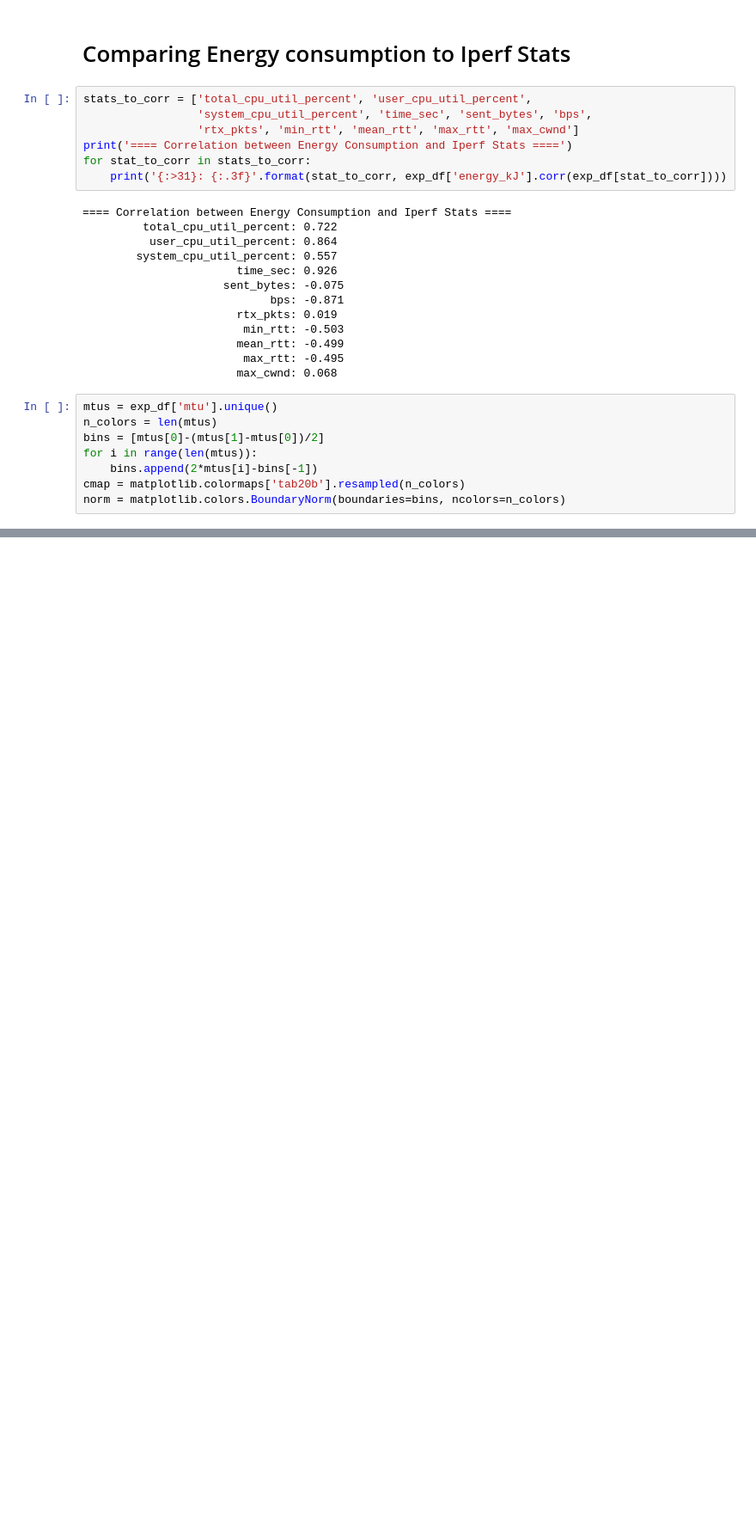
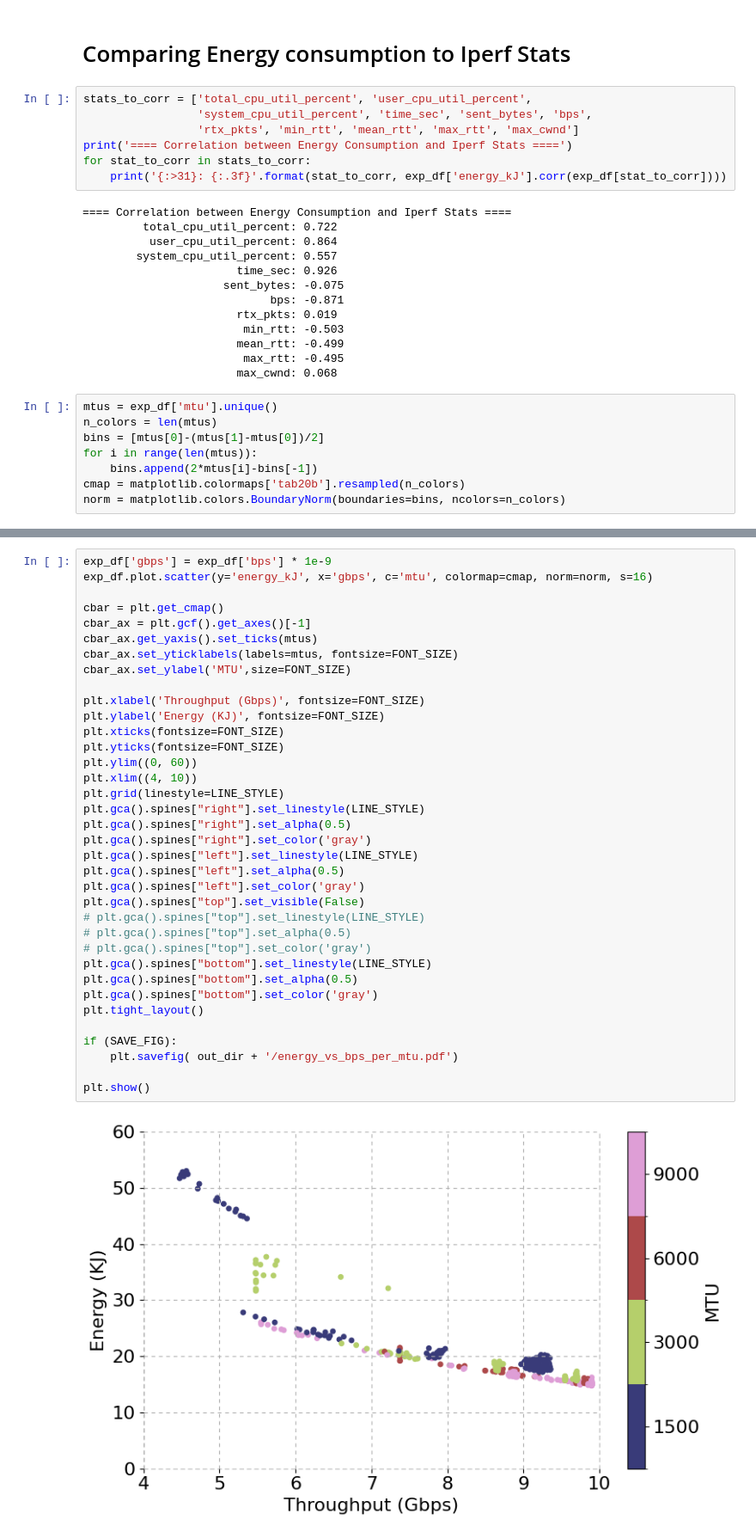
Before and after one commit to serhatarslan-hub/power-of-cc, a Jupyter notebook: analysis/iperf_analysis_for_energy.ipynb, the cells around one changed output, grey strips where cells are left out. Shown at 86% size. Saved outputs shown, nothing was run; the diff lists cells and outputs as text; blank space fills up the shorter version.

```diff
--- a/analysis/iperf_analysis_for_energy.ipynb
+++ b/analysis/iperf_analysis_for_energy.ipynb
@@ -250,0 +291,38 @@ plt.show()
+# %%
+exp_df['gbps'] = exp_df['bps'] * 1e-9
+exp_df.plot.scatter(y='energy_kJ', x='gbps', c='mtu', colormap=cmap, norm=norm, s=16)
+
+cbar = plt.get_cmap()
+cbar_ax = plt.gcf().get_axes()[-1]
+cbar_ax.get_yaxis().set_ticks(mtus)
+cbar_ax.set_yticklabels(labels=mtus, fontsize=FONT_SIZE)
+cbar_ax.set_ylabel('MTU',size=FONT_SIZE)
+
+plt.xlabel('Throughput (Gbps)', fontsize=FONT_SIZE)
+plt.ylabel('Energy (KJ)', fontsize=FONT_SIZE)
+plt.xticks(fontsize=FONT_SIZE)
+plt.yticks(fontsize=FONT_SIZE)
+plt.ylim((0, 60))
+plt.xlim((4, 10))
+plt.grid(linestyle=LINE_STYLE)
+plt.gca().spines["right"].set_linestyle(LINE_STYLE)
+plt.gca().spines["right"].set_alpha(0.5)
+plt.gca().spines["right"].set_color('gray')
+plt.gca().spines["left"].set_linestyle(LINE_STYLE)
+plt.gca().spines["left"].set_alpha(0.5)
+plt.gca().spines["left"].set_color('gray')
+plt.gca().spines["top"].set_visible(False)
+# plt.gca().spines["top"].set_linestyle(LINE_STYLE)
+# plt.gca().spines["top"].set_alpha(0.5)
+# plt.gca().spines["top"].set_color('gray')
+plt.gca().spines["bottom"].set_linestyle(LINE_STYLE)
+plt.gca().spines["bottom"].set_alpha(0.5)
+plt.gca().spines["bottom"].set_color('gray')
+plt.tight_layout()
+
+if (SAVE_FIG):
+    plt.savefig( out_dir + '/energy_vs_bps_per_mtu.pdf')
+
+plt.show()
+# %% [output]
+[figure, added]
```
Also changed, not shown: parts of 9 cells of this notebook, 9 other files.
